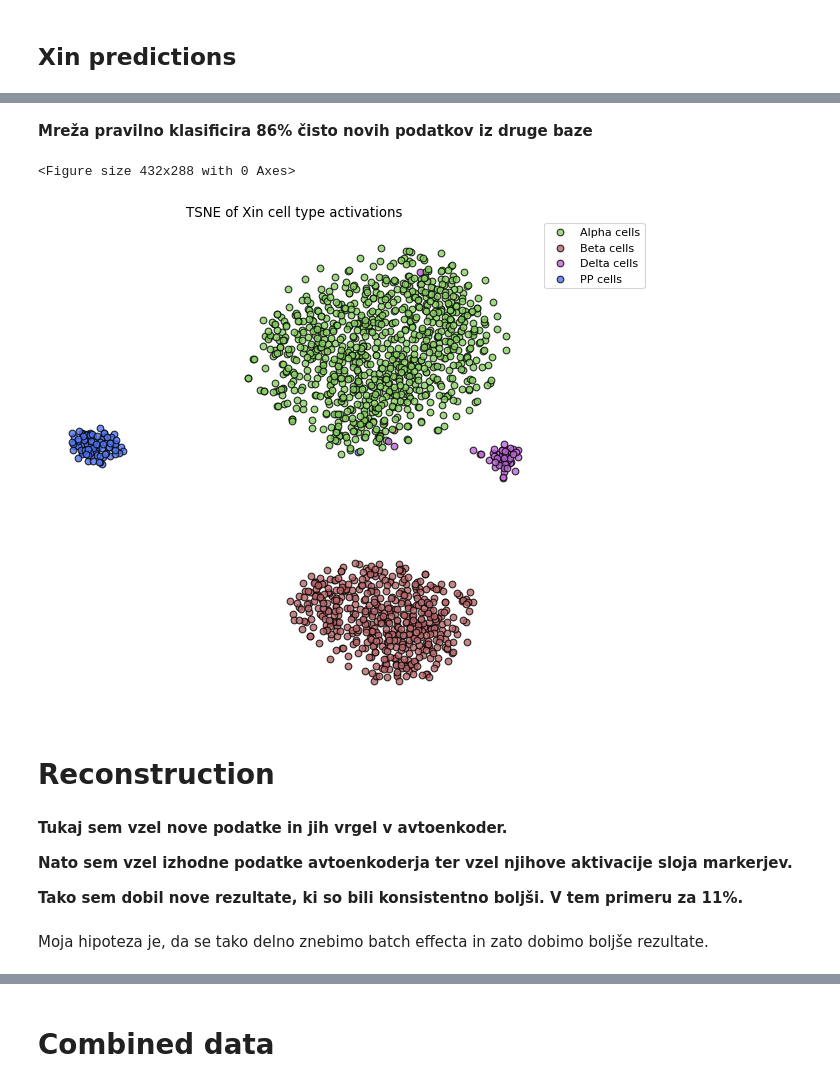
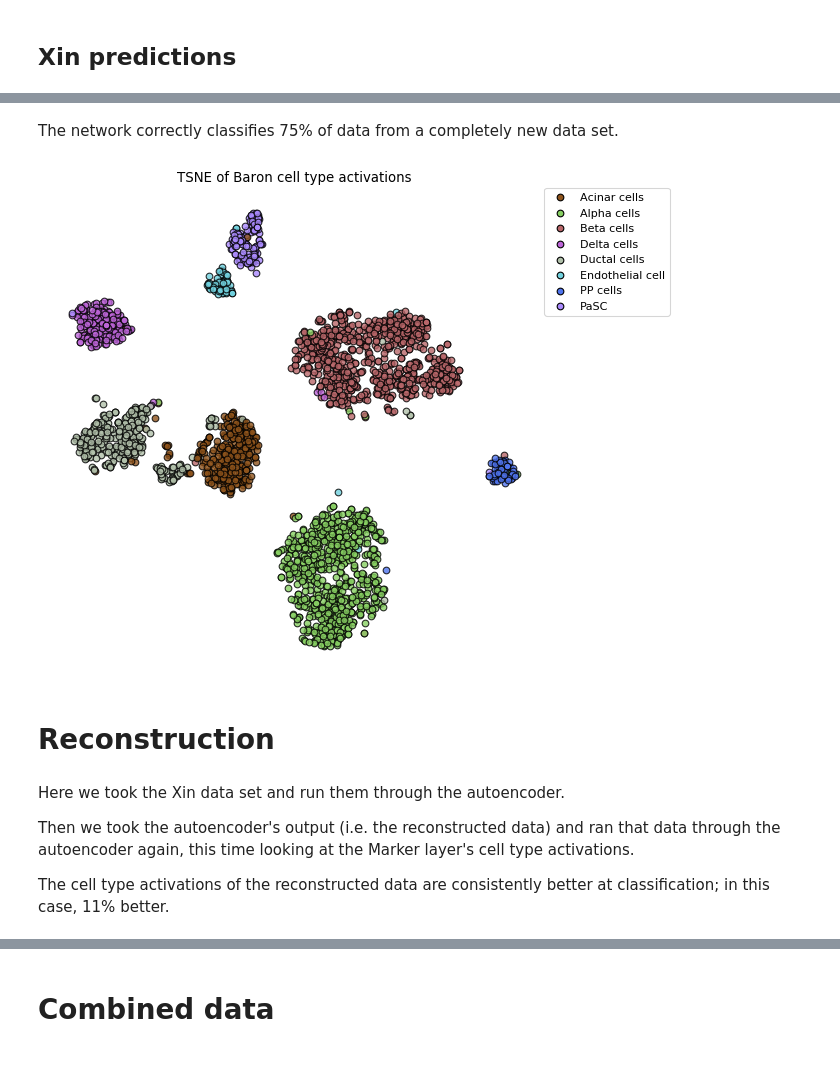
Before and after one commit to LongarMD/MarkerGenes, a Jupyter notebook: Example.ipynb, the cells around one changed output, grey strips where cells are left out. Drawn from its saved outputs; the diff is of its cells as text; code cells hidden in the pictures.

```diff
--- a/Example.ipynb
+++ b/Example.ipynb
@@ -247,21 +246,18 @@ Correct predictions: 530 out of 1492 (35.52%)
-# %% [markdown]
-**Mreža pravilno klasificira 86% čisto novih podatkov iz druge baze**
+# %% [markdown]
+The network correctly classifies 75% of data from a completely new data set.
 # %%
-saly.draw_embedding(xin_cell_activations, xin_labels, tsne, colours, alpha=0.6,
-                    graph_title='TSNE of Xin cell type activations');
+saly.draw_embedding(baron_cell_activations, test_y, tsne, colours=colours, alpha=0.8,
+                    graph_title='TSNE of Baron cell type activations');
 # %% [output]
-<Figure size 432x288 with 0 Axes>
-[figure, old version]
+[figure, new version]
 # %% [markdown]
 # Reconstruction
-# %% [markdown]
-**Tukaj sem vzel nove podatke in jih vrgel v avtoenkoder.**
-
-**Nato sem vzel izhodne podatke avtoenkoderja ter vzel njihove aktivacije sloja markerjev.**
-
-**Tako sem dobil nove rezultate, ki so bili konsistentno boljši. V tem primeru za 11%.**
-# %% [markdown]
-Moja hipoteza je, da se tako delno znebimo batch effecta in zato dobimo boljše rezultate.
+# %% [markdown]
+Here we took the Xin data set and run them through the autoencoder.
+
+Then we took the autoencoder's output (i.e. the reconstructed data) and ran that data through the autoencoder again, this time looking at the Marker layer's cell type activations.
+
+The cell type activations of the reconstructed data are consistently better at classification; in this case, 11% better.
 # %%
 reconstruction = model.predict(xin_data)
 reconstruction = pd.DataFrame(reconstruction, columns=xin_data.columns)
```
Also changed, not shown: parts of 22 cells of this notebook.
